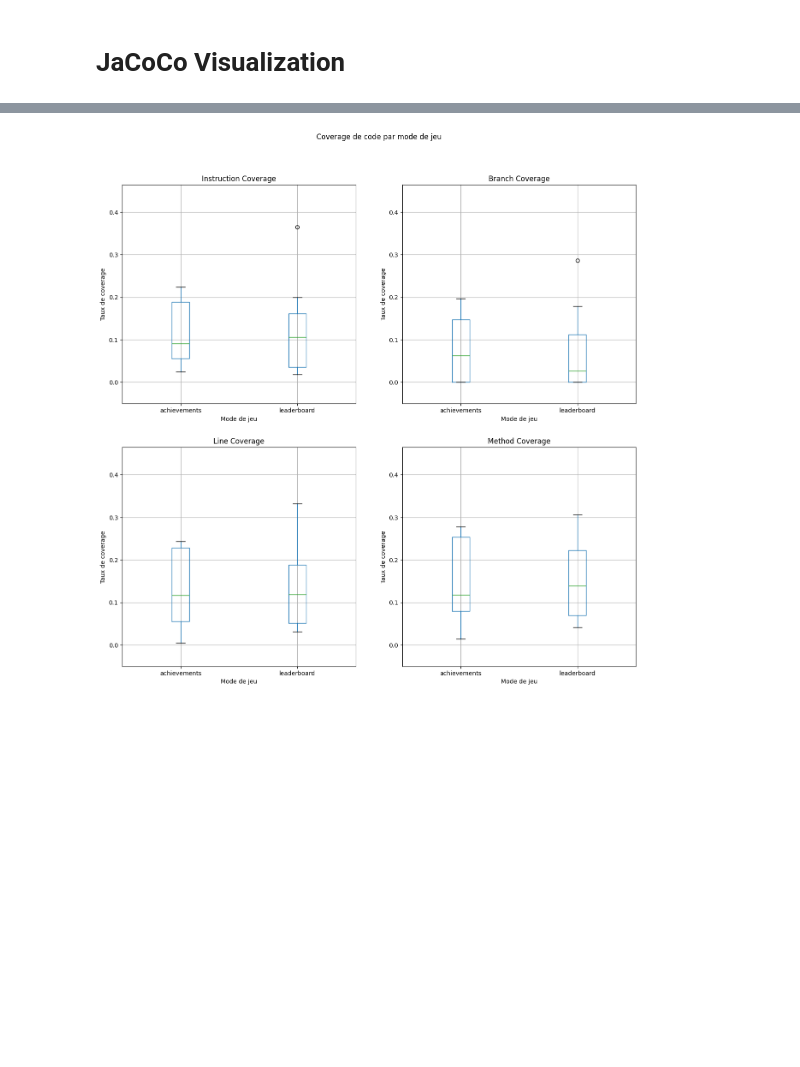
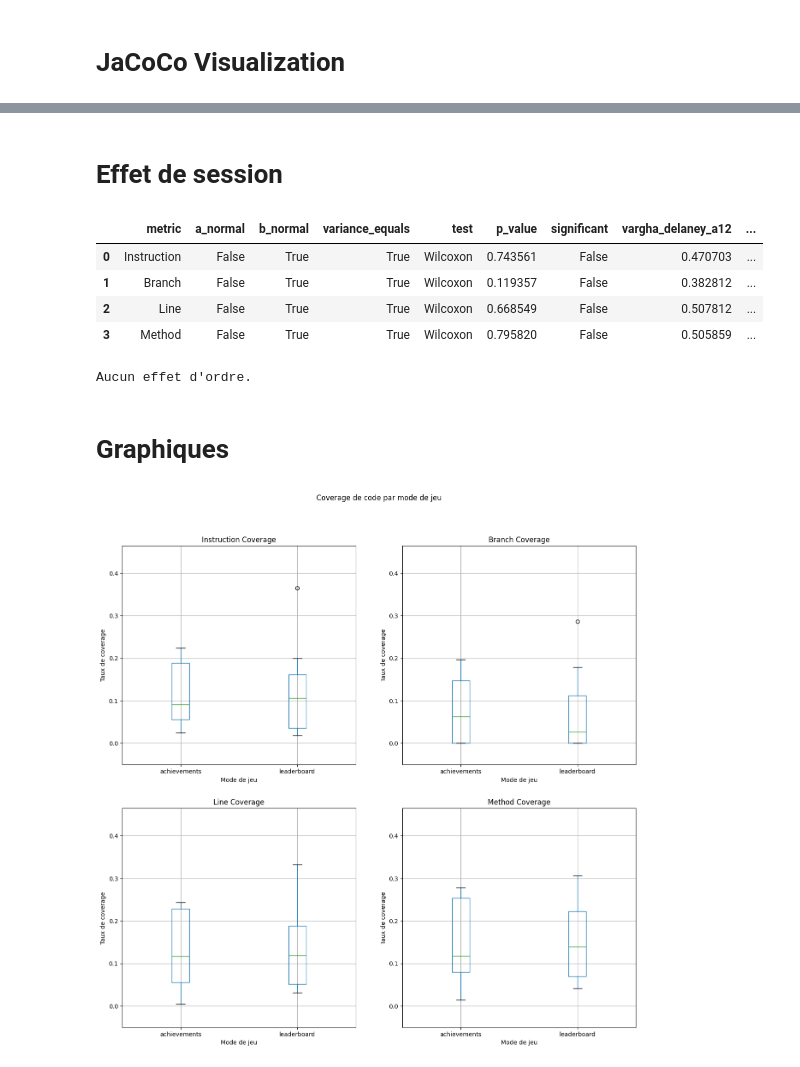
Before and after one commit to ThibBer/MemoireDataAnalytics, a Jupyter notebook: notebooks/analysis/JaCoCo.ipynb, the cells around one changed output, grey strips where cells are left out. Drawn from its saved outputs; the diff is of its cells as text; code cells hidden in the pictures; blank space fills up the shorter version.

```diff
--- a/notebooks/analysis/JaCoCo.ipynb
+++ b/notebooks/analysis/JaCoCo.ipynb
@@ -122,3 +98,79 @@ Aucune différence significative trouvée entre les groupes A et B.
+# %% [markdown]
+# Effet de session
+# %%
+from notebooks.analysis import tests
+
+results = []
+alpha = 0.05
+
+for metric in cols:
+    df_rounds = df_jacoco.copy()
+    df_rounds['round'] = df_rounds.groupby('user').cumcount() + 1
+
+    # Comparer les performances au round 1 vs round 2
+    session1 = df_rounds[df_rounds['session'] == 1][metric]
+    session2 = df_rounds[df_rounds['session'] == 2][metric]
+
+    assert len(session1) == len(session2), f"Mismatch in sample size for {metric}"
+
+    # Normalité ?
+    _, p_shapiro_1 = stats.shapiro(session1)
+    _, p_shapiro_2 = stats.shapiro(session2)
+
+    # Test variance
+    stat, variance_p_value = stats.levene(session1, session2)
+
+    if p_shapiro_1 > 0.05 and p_shapiro_2 > 0.05:
+        t_stat, p_value = stats.ttest_rel(session1, session2)  # si apparié
+        test = "t-test"
+    else:
+        t_stat, p_value = stats.wilcoxon(session1, session2)
+        test = "Wilcoxon"
+
+
+    a12 = tests.vargha_delaney_a12(session1, session2)
+
+    results.append([
+        metric.capitalize(),
+        p_shapiro_1 > 0.05,
+        p_shapiro_2 > 0.05,
+        variance_p_value > 0.05,
+        test,
+        p_value,
+        p_value < alpha,
+        a12,
+        tests.a12_label(a12)
+    ])
+
+session_effect_df = pd.DataFrame(results, columns=[
+    'metric',
+    'a_normal',
+    'b_normal',
+    'variance_equals',
+    'test',
+    'p_value',
+    'significant',
+    'vargha_delaney_a12',
+    'vargha_delaney'
+])
+
+session_effect_df
+# %% [output]
+|  | metric | a_normal | b_normal | variance_equals | test | p_value | significant | vargha_delaney_a12 | ... |
+| 0 | Instruction | False | True | True | Wilcoxon | 0.743561 | False | 0.470703 | ... |
+| 1 | Branch | False | True | True | Wilcoxon | 0.119357 | False | 0.382812 | ... |
+| 2 | Line | False | True | True | Wilcoxon | 0.668549 | False | 0.507812 | ... |
+| 3 | Method | False | True | True | Wilcoxon | 0.795820 | False | 0.505859 | ... |
+# %%
+session_effect_df_count = len(session_effect_df[session_effect_df['significant'] == True])
+if significant_count_a > 0:
+    print(f"Il y a {session_effect_df_count} un effet d'ordre.")
+else:
+    print("Aucun effet d'ordre.")
+# %% [output]
+Aucun effet d'ordre.
+# %% [markdown]
+# Graphiques
 # %%
 fig, axs = plt.subplots(2, 2, figsize=(15, 15))
 axs = axs.ravel()
```
Also changed, not shown: parts of 7 cells of this notebook, 2 other files.
